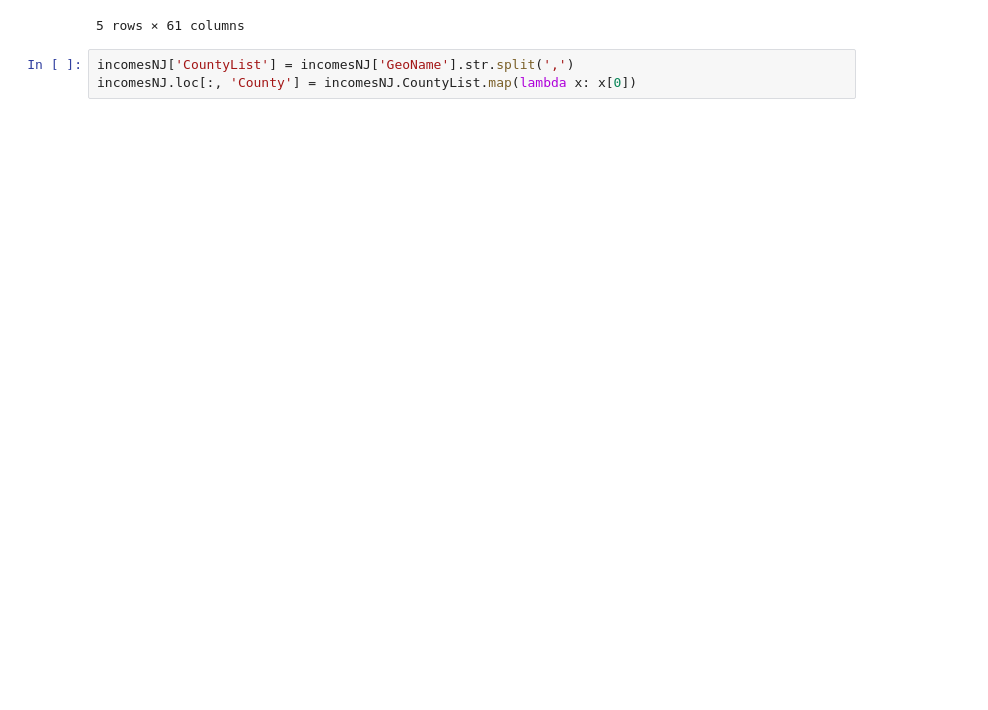
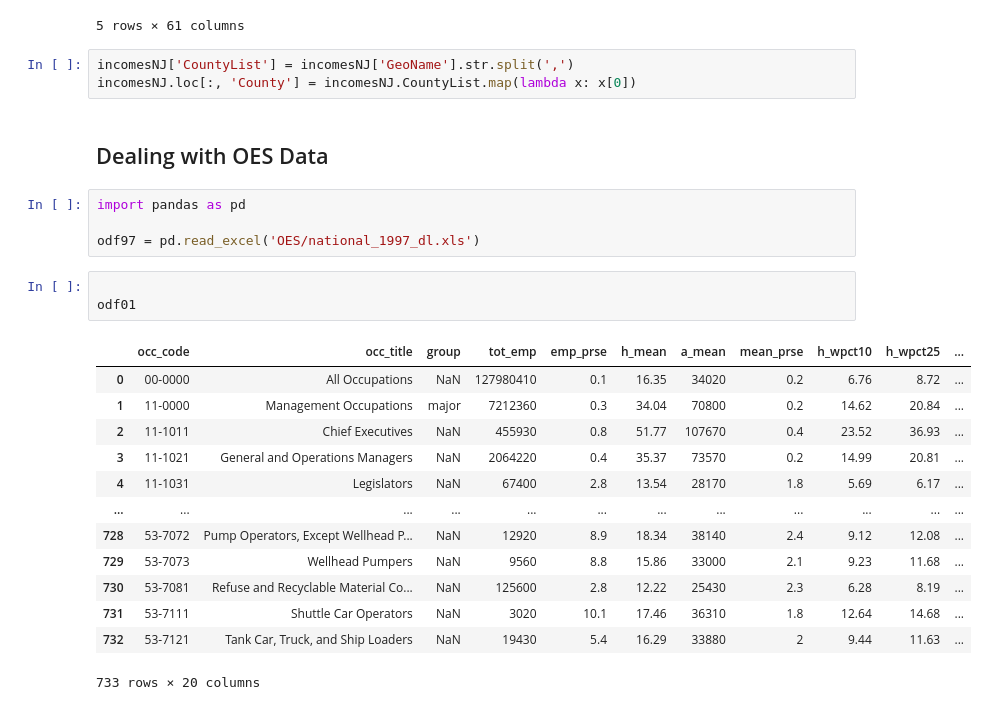
Before and after one commit to danieladea/DS4A-Project, a Jupyter notebook: Teacher Salary Analysis.ipynb, the cells around one changed output. Saved outputs shown, nothing was run; the diff lists cells and outputs as text; blank space fills up the shorter version.

```diff
--- a/Teacher Salary Analysis.ipynb
+++ b/Teacher Salary Analysis.ipynb
@@ -215,3 +215,26 @@ incomesAZ.head()
 # %%
 incomesNJ['CountyList'] = incomesNJ['GeoName'].str.split(',')
 incomesNJ.loc[:, 'County'] = incomesNJ.CountyList.map(lambda x: x[0])
+# %% [markdown]
+## Dealing with OES Data
+# %%
+import pandas as pd
+
+odf97 = pd.read_excel('OES/national_1997_dl.xls')
+# %%
+
+odf01
+# %% [output]
+|  | occ_code | occ_title | group | tot_emp | emp_prse | h_mean | a_mean | mean_prse | h_wpct10 | h_wpct25 | ... |
+| 0 | 00-0000 | All Occupations | NaN | 127980410 | 0.1 | 16.35 | 34020 | 0.2 | 6.76 | 8.72 | ... |
+| 1 | 11-0000 | Management Occupations | major | 7212360 | 0.3 | 34.04 | 70800 | 0.2 | 14.62 | 20.84 | ... |
+| 2 | 11-1011 | Chief Executives | NaN | 455930 | 0.8 | 51.77 | 107670 | 0.4 | 23.52 | 36.93 | ... |
+| 3 | 11-1021 | General and Operations Managers | NaN | 2064220 | 0.4 | 35.37 | 73570 | 0.2 | 14.99 | 20.81 | ... |
+| 4 | 11-1031 | Legislators | NaN | 67400 | 2.8 | 13.54 | 28170 | 1.8 | 5.69 | 6.17 | ... |
+| ... | ... | ... | ... | ... | ... | ... | ... | ... | ... | ... | ... |
+| 728 | 53-7072 | Pump Operators, Except Wellhead P... | NaN | 12920 | 8.9 | 18.34 | 38140 | 2.4 | 9.12 | 12.08 | ... |
+| 729 | 53-7073 | Wellhead Pumpers | NaN | 9560 | 8.8 | 15.86 | 33000 | 2.1 | 9.23 | 11.68 | ... |
+| 730 | 53-7081 | Refuse and Recyclable Material Co... | NaN | 125600 | 2.8 | 12.22 | 25430 | 2.3 | 6.28 | 8.19 | ... |
+| 731 | 53-7111 | Shuttle Car Operators | NaN | 3020 | 10.1 | 17.46 | 36310 | 1.8 | 12.64 | 14.68 | ... |
+| 732 | 53-7121 | Tank Car, Truck, and Ship Loaders | NaN | 19430 | 5.4 | 16.29 | 33880 | 2 | 9.44 | 11.63 | ... |
+733 rows × 20 columns
```
Also changed, not shown: parts of 16 cells of this notebook, 53 other files.
